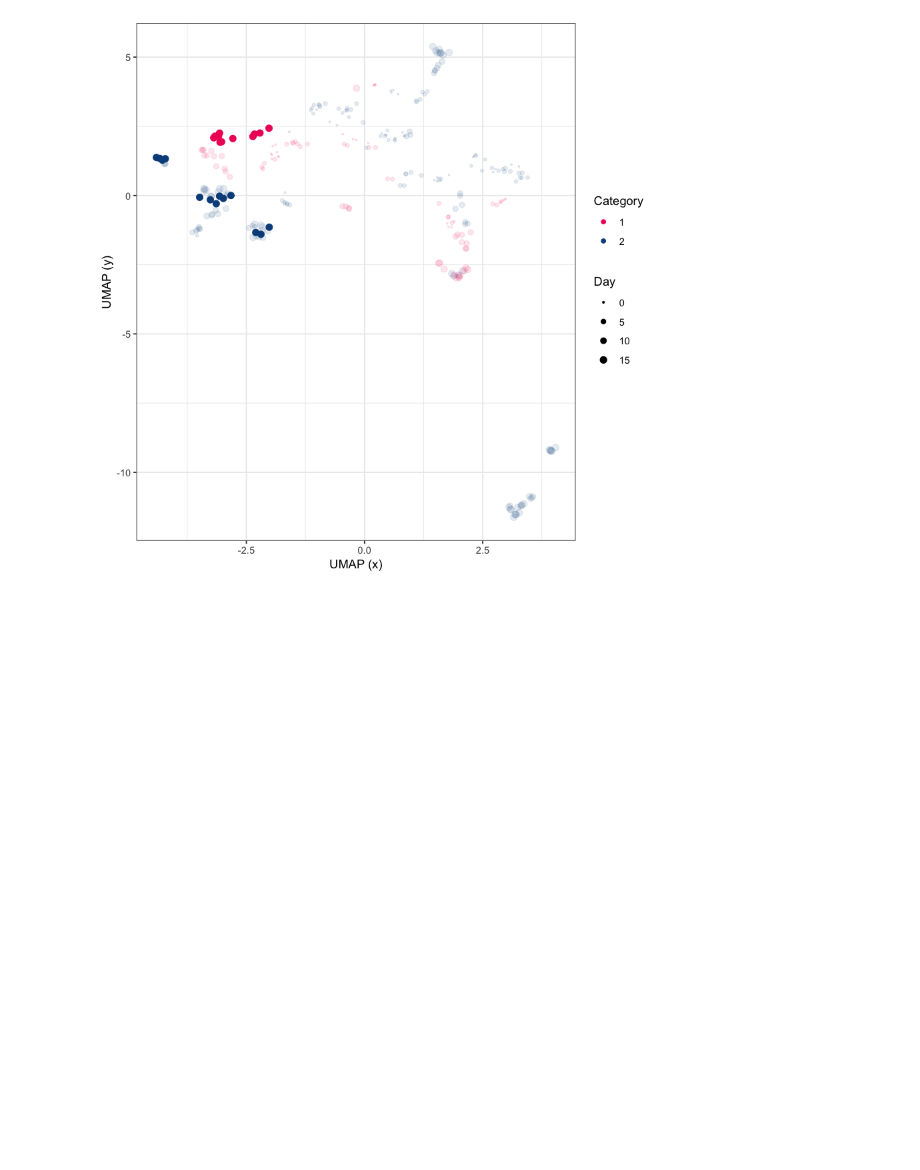
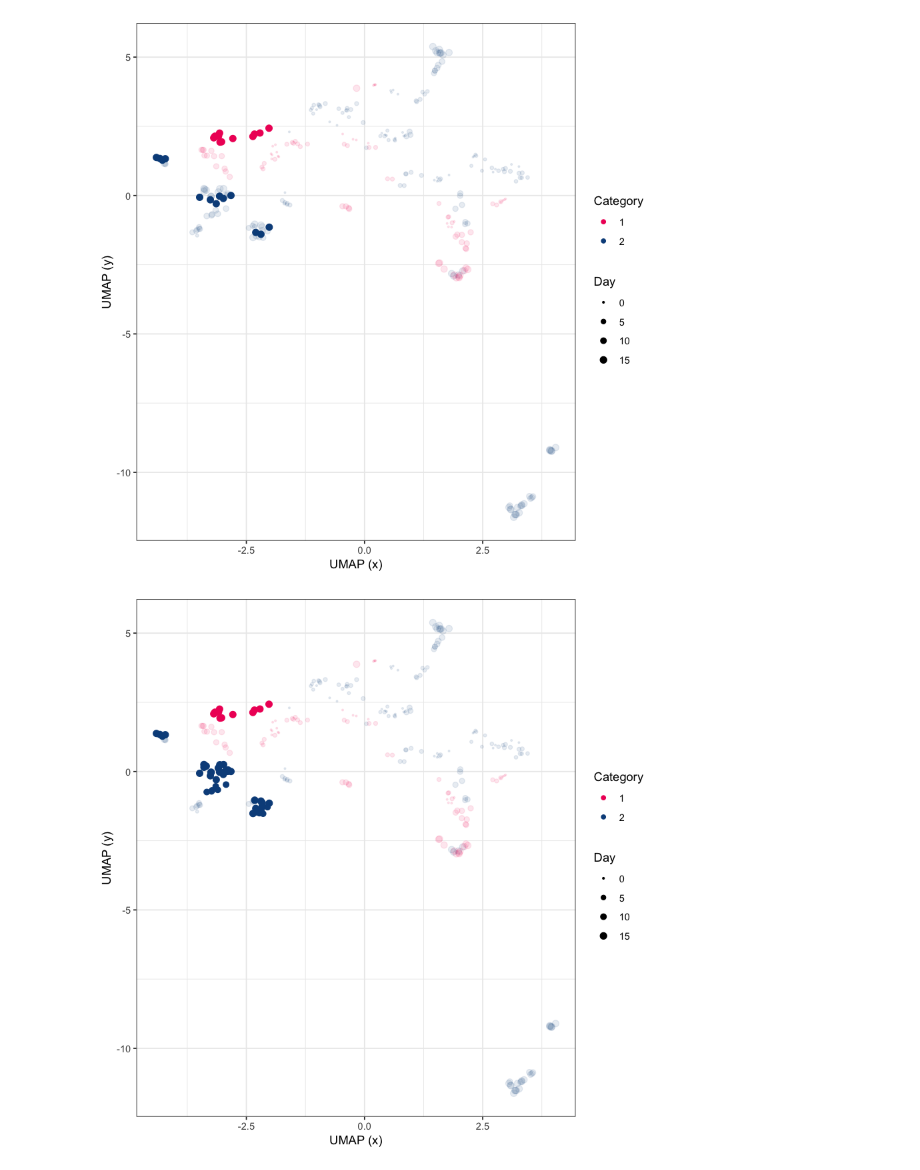
Before and after one commit to broadinstitute/2018_04_12_T2D_V2F_Saadat_Broad, a Jupyter notebook: umap_viz.ipynb, the cells around one changed output. Drawn from its saved outputs; the diff is of its cells as text; code cells hidden in the pictures; blank space fills up the shorter version.

Commit message:
highlight day 10 and 14 too

```diff
--- a/umap_viz.ipynb
+++ b/umap_viz.ipynb
@@ -302,6 +307,14 @@ cp_umap_df <- cp_umap_df %>%
                 cp_umap_df$Cell_Line == "vc"
             ),
             "day_14", "not_day_14"
+        ),
+        late_days_only = ifelse(
+            (
+                cp_umap_df$Day %in% c(10, 14, 15)
+            ) & (
+                cp_umap_df$Cell_Line == "vc"
+            ),
+            "late_day", "early_day"
         )
     )
 
@@ -328,6 +341,11 @@ umap_day14_vc_gg <- ggplot(cp_umap_df, aes(x, y)) +
                                           fill = "#fdfff4")) +
     guides(color = guide_legend(order = 1))
 
+extensions <- c(".png", ".pdf", ".svg")
+output_filebase <- file.path("figures", "umap_batch1_batch3_day_line_batch_day14_highlight")
+
+save_figure(umap_day14_vc_gg, output_filebase, extensions, height = 5, width = 6, dpi = 500)
+
 umap_day14_vc_gg
 # %% [output]
 Warning message:
@@ -341,0 +355,33 @@ save_figure(umap_day14_vc_gg, output_filebase, extensions, height = 5, width = 6
+# %%
+umap_lateday_vc_gg <- ggplot(cp_umap_df, aes(x, y)) +
+    geom_point(aes(color = paste(Category),
+                   alpha = late_days_only,
+                   size = as.numeric(paste(Day)))) +
+    theme_bw() +
+    scale_size_continuous(name = "Day",
+                          range = c(0.5, 2.5)) +
+    scale_color_manual(name = "Category",
+                         values = c("0" = "#EF1665",
+                                    "1" = "#0A4E8A"),
+                         labels = c("0" = "1",
+                                    "1" = "2")) +
+    scale_alpha_manual(name = "",
+                       values = c(0.1, 1),
+                       guide = 'none') +
+    xlab("UMAP (x)") +
+    ylab("UMAP (y)") +
+    theme(strip.text.x = element_text(size = 10),
+          strip.text.y = element_text(size = 7),
+          strip.background = element_rect(colour = "black",
+                                          fill = "#fdfff4")) +
+    guides(color = guide_legend(order = 1))
+
+extensions <- c(".png", ".pdf", ".svg")
+output_filebase <- file.path("figures", "umap_batch1_batch3_day_line_batch_lateday_highlight")
+
+save_figure(umap_lateday_vc_gg, output_filebase, extensions, height = 5, width = 6, dpi = 500)
+
+
+umap_lateday_vc_gg
+# %% [output]
+[figure, added]
```
Also changed, not shown: parts of 2 cells of this notebook, 7 other files.
